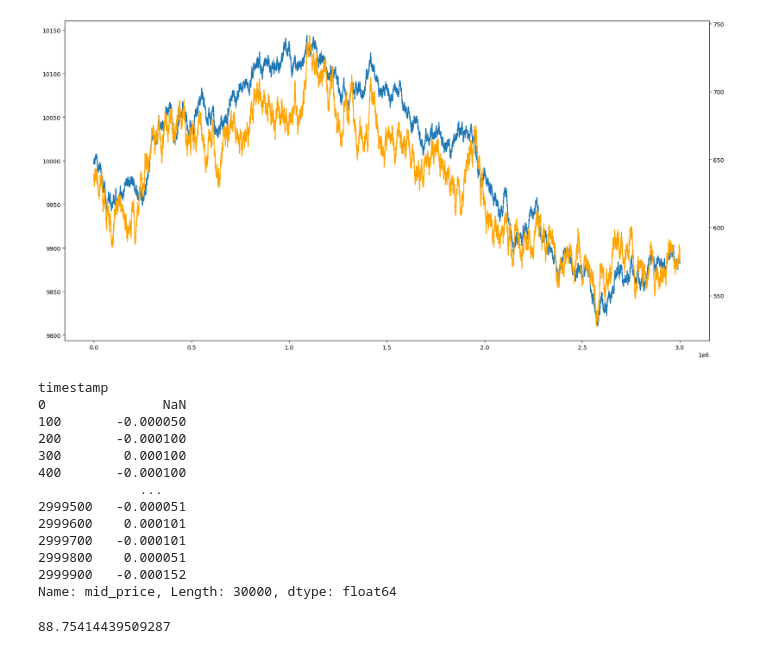
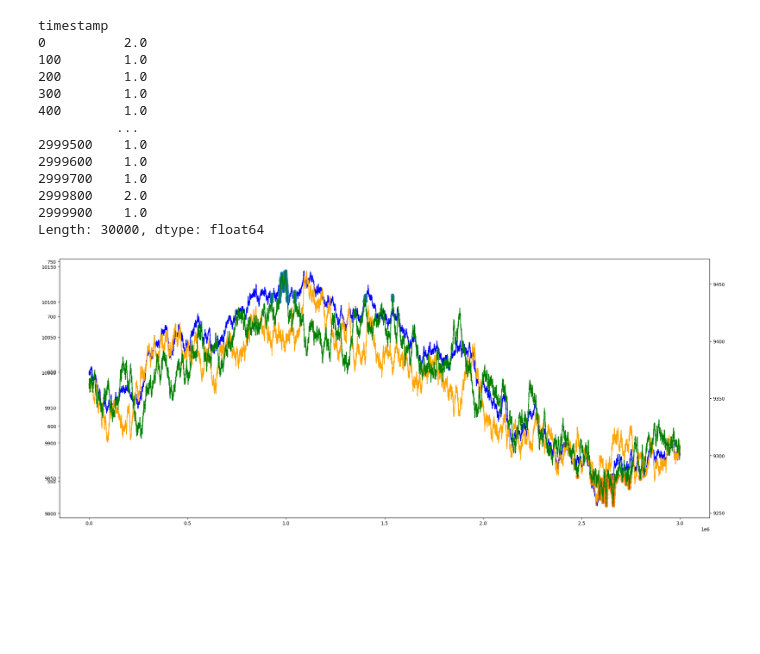
Before and after one commit to edgar-maddocks/IMC, a Jupyter notebook: coconuts/data.ipynb, the cells around one changed output. Cells and saved outputs as stored; diff of their text form; code cells hidden in the pictures; blank space fills up the shorter version.

```diff
--- a/coconuts/data.ipynb
+++ b/coconuts/data.ipynb
@@ -15,11 +31,31 @@ all_data = all_data.set_index("timestamp")
 # %%
 coconut_mid = all_data[all_data["product"] == "COCONUT"]["mid_price"]
 coconut_coup_mid = all_data[all_data["product"] == "COCONUT_COUPON"]["mid_price"]
+coconut_spread = all_data[all_data["product"] == "COCONUT"]["ask_price_1"] - all_data[all_data["product"] == "COCONUT"]["bid_price_1"]
+coconut_spread.va
+# %% [output]
+timestamp
+0          2.0
+100        1.0
+200        1.0
+300        1.0
+400        1.0
+          ...
+2999500    1.0
+2999600    1.0
+2999700    1.0
+2999800    2.0
+2999900    1.0
+Length: 30000, dtype: float64
 # %%
-fig, ax1 = plt.subplots(figsize = (20, 10))
-ax1.plot(coconut_mid)
+fig, ax1 = plt.subplots(figsize = (25, 10))
+ax1.plot(coconut_mid, c = "blue")
 ax2 = ax1.twinx()
 ax2.plot(coconut_coup_mid, c = "orange")
+ax3 = ax2.twinx()
+ax3.plot(premium.index, premium.values, c = "green")
+ax3.scatter(peaks.index, peaks.values)
+ax3.scatter(troughs.index, troughs.values)
 plt.show()
 # %% [output]
-[figure, old version]
+[figure, new version]
@@ -41,20 +61,0 @@ def BS_PUT(S, K, T, r, sigma):
-# %%
-coconut_mid.pct_change()
-# %% [output]
-timestamp
-0               NaN
-100       -0.000050
-200       -0.000100
-300        0.000100
-400       -0.000100
-             ...
-2999500   -0.000051
-2999600    0.000101
-2999700   -0.000101
-2999800    0.000051
-2999900   -0.000152
-Name: mid_price, Length: 30000, dtype: float64
-# %%
-coconut_mid.std()
-# %% [output]
-88.75414439509287
```
Also changed, not shown: parts of 7 cells of this notebook, 1 other file.
